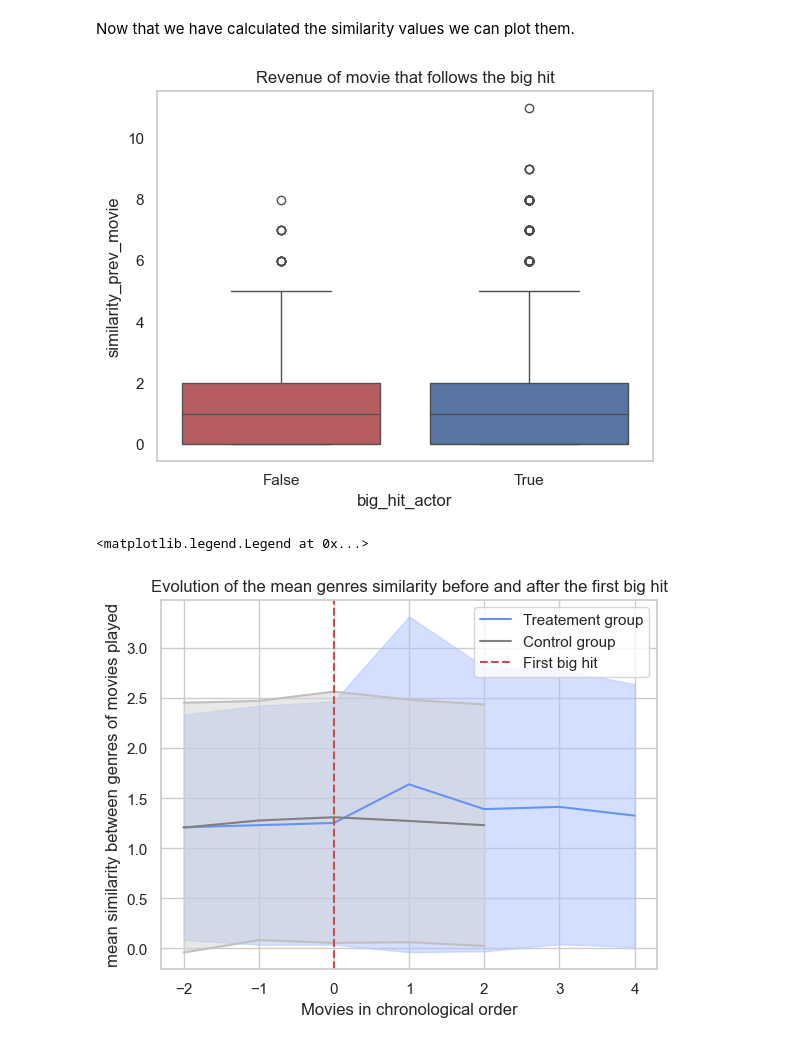
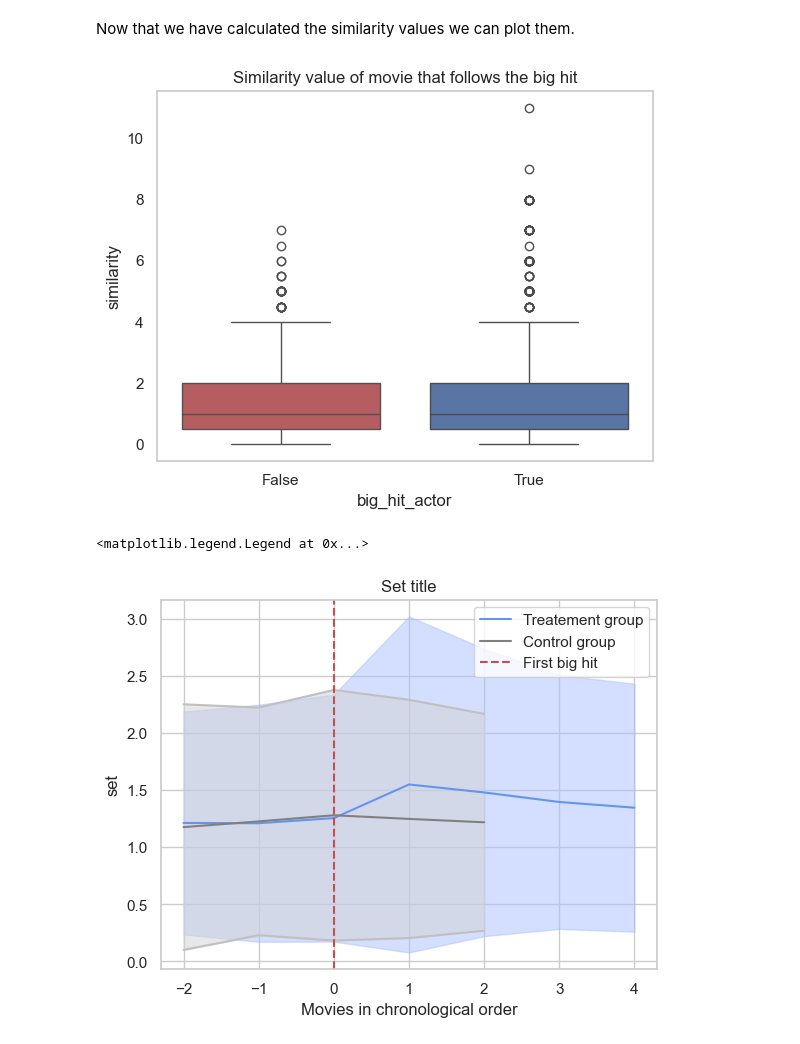
Before and after one commit to epfl-ada/ada-2023-project-pinacolada23, a Jupyter notebook: observational_study.ipynb, the cells around one changed output. Drawn from its saved outputs; the diff is of its cells as text; code cells hidden in the pictures.

```diff
--- a/observational_study.ipynb
+++ b/observational_study.ipynb
@@ -522,39 +497,39 @@ ctrl_grp = test_ctrl.groupby('n')
 # %%
-# Get the movies that follow the first big-hit
+# Get the movies that follow the first big-hit                   TODO keep this?
 first_after_hit = treat[treat.n == 1]
 first_after_ctrl = ctrl[ctrl.n == 1]
 
-plt.title('Revenue of movie that follows the big hit')
+plt.title('Similarity value of movie that follows the big hit')
 plt.grid(False)
-sns.boxplot(x='big_hit_actor', y='similarity_prev_movie', data=first_after_ctrl, color='r')
-sns.boxplot(x='big_hit_actor', y='similarity_prev_movie', data=first_after_hit, color='b')
+sns.boxplot(x='big_hit_actor', y='similarity', data=first_after_ctrl, color='r')
+sns.boxplot(x='big_hit_actor', y='similarity', data=first_after_hit, color='b')
 plt.show()
 # %% [output]
-[figure, old version]
+[figure, new version]
 # %%
-# For both group, group by the 'n' values and compute the mean 'similarity_prev_movie'. Then keep only indexes for which we have enough actors
-to_plot_sim_prev_treat = treat.groupby('n').similarity_prev_movie.mean()[to_plot_indexes_treat].astype(float)
-to_plot_sim_prev_ctrl = ctrl.groupby('n').similarity_prev_movie.mean()[to_plot_indexes_ctrl].astype(float)
+# For both group, group by the 'n' values and compute the mean 'similarity_two_prev_movie'. Then keep only indexes for which we have enough actors
+to_plot_sim_two_treat = treat.groupby('n').similarity.mean()[to_plot_indexes_treat].astype(float)
+to_plot_sim_two_ctrl = ctrl.groupby('n').similarity.mean()[to_plot_indexes_ctrl].astype(float)
 
 # Do the same with the standard deviation
-std_sim_prev_treat = treat.groupby('n')['similarity_prev_movie'].std()[to_plot_indexes_treat]
-std_sim_prev_ctrl = ctrl.groupby('n')['similarity_prev_movie'].std()[to_plot_indexes_ctrl]
+std_sim_two_treat = treat.groupby('n')['similarity'].std()[to_plot_indexes_treat]
+std_sim_two_ctrl = ctrl.groupby('n')['similarity'].std()[to_plot_indexes_ctrl]
 
 # Plot the results
-plt.fill_between(to_plot_sim_prev_treat.index, to_plot_sim_prev_treat-std_sim_prev_treat, to_plot_sim_prev_treat+std_sim_prev_treat, alpha = 0.5, color = (0.67, 0.757, 1))
-plt.fill_between(to_plot_sim_prev_ctrl.index, to_plot_sim_prev_ctrl - std_sim_prev_ctrl, to_plot_sim_prev_ctrl + std_sim_prev_ctrl, alpha = 0.5, color =  'lightgrey')
-plt.plot((to_plot_sim_prev_ctrl - std_sim_prev_ctrl), color='silver')
-plt.plot((to_plot_sim_prev_ctrl + std_sim_prev_ctrl), color='silver')
+plt.fill_between(to_plot_sim_two_treat.index, to_plot_sim_two_treat-std_sim_two_treat, to_plot_sim_two_treat+std_sim_two_treat, alpha = 0.5, color = (0.67, 0.757, 1))
+plt.fill_between(to_plot_sim_two_ctrl.index, to_plot_sim_two_ctrl - std_sim_two_ctrl, to_plot_sim_two_ctrl + std_sim_two_ctrl, alpha = 0.5, color =  'lightgrey')
+plt.plot((to_plot_sim_two_ctrl - std_sim_two_ctrl), color='silver')
+plt.plot((to_plot_sim_two_ctrl + std_sim_two_ctrl), color='silver')
 
-plt.plot(to_plot_sim_prev_treat, label = 'Treatement group', color='cornflowerblue')
-plt.plot(to_plot_sim_prev_ctrl, label = 'Control group', color='grey')
+plt.plot(to_plot_sim_two_treat, label = 'Treatement group', color='cornflowerblue')
+plt.plot(to_plot_sim_two_ctrl, label = 'Control group', color='grey')
 
 plt.axvline(0, color='r', label='First big hit', linestyle ='--')
-plt.title('Evolution of the mean genres similarity before and after the first big hit')
+plt.title('Set title')
 plt.xlabel('Movies in chronological order')
-plt.ylabel('mean similarity between genres of movies played')
+plt.ylabel('set')
 plt.legend()
 # %% [output]
 <matplotlib.legend.Legend at 0x...>
-[figure, old version]
+[figure, new version]
 # %%
```
Also changed, not shown: parts of 14 cells of this notebook.
